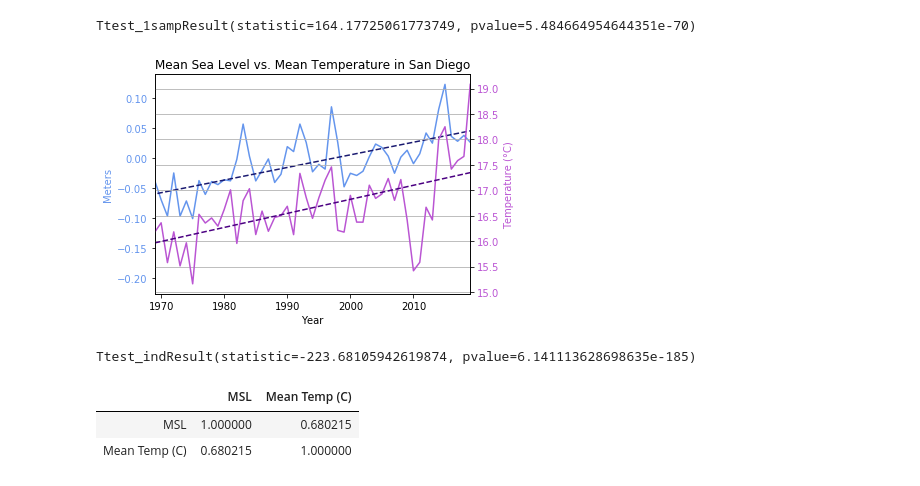
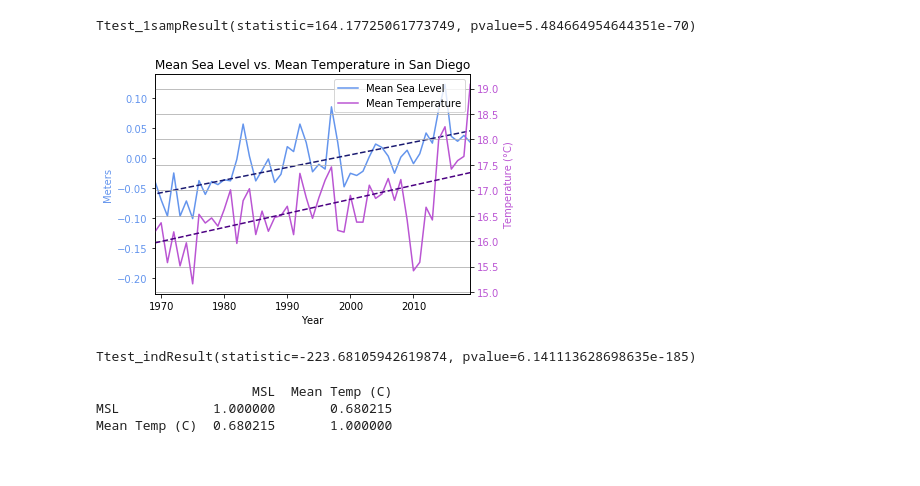
Before and after one commit to giantmagellan/sandiego-climate-analysis, a Jupyter notebook: Monica/SeaLevels.ipynb, the cells around one changed output. Cells and saved outputs as stored; diff of their text form; code cells hidden in the pictures.

```diff
--- a/Monica/SeaLevels.ipynb
+++ b/Monica/SeaLevels.ipynb
@@ -7,7 +7,7 @@ import os
 import csv
 # %%
 #The path to CSV file
-file = "/Users/monicachao/Desktop/DatascienceBootcamp/Project1/Climate-Project-Repo/lajollasealeveltrends.csv"
+file = "/Users/monicachao/Desktop/DatascienceBootcamp/Project1/Climate-Project-Repo/Monica/lajollasealeveltrends.csv"
 # Read data into pandas
 df = pd.read_csv(file)
 # %%
@@ -198,7 +192,7 @@ Ttest_1sampResult(statistic=-7.873743552721351, pvalue=5.870581125403443e-12)
 # %%
 #weather data merge
 
-weather = pd.read_csv('Yearly_temperature_data.csv')
+weather = pd.read_csv('/Users/monicachao/Desktop/DatascienceBootcamp/Project1/Climate-Project-Repo/Monica/Yearly_temperature_data.csv')
 
 
 x_axis_weather = weather["Year"]
@@ -226,31 +220,34 @@ Ttest_1sampResult(statistic=164.17725061773749, pvalue=5.484664954644351e-70)
 # %%
 #plotting the graphs together with the same x-axis (1969 - 2019)
 
 fig, ax1 = plt.subplots()
 plt.xlim((1969,2019))
 plt.title("Mean Sea Level vs. Mean Temperature in San Diego")
 
 ax1.set_xlabel('Year')
 ax1.set_ylabel('Meters', color="cornflowerblue")
-ax1.plot(x_axis, MSL, color="cornflowerblue")
+ax1.plot(x_axis, MSL, color="cornflowerblue", label = "Mean Sea Level")
 ax1.tick_params(axis='y', labelcolor="cornflowerblue")
-plt.plot(x_axis, intercept + slope*x_axis, '--', color = 'midnightblue', label='Linear Trend')
+plt.plot(x_axis, intercept + slope*x_axis, '--', color = 'midnightblue')
 
 ax2 = ax1.twinx()  # instantiate a second axes that shares the same x-axis
 
 ax2.set_ylabel('Temperature (°C)', color="mediumorchid")  # we already handled the x-label with ax1
-ax2.plot(x_axis_weather, mean_temp, color="mediumorchid")
+ax2.plot(x_axis_weather, mean_temp, color="mediumorchid", label = "Mean Temperature")
 ax2.tick_params(axis='y', labelcolor="mediumorchid")
-plt.plot(x_axis_weather, interceptw + slopew*x_axis_weather, '--', color = 'indigo', label='Linear Trend')
+plt.plot(x_axis_weather, interceptw + slopew*x_axis_weather, '--', color = 'indigo')
+
+lines = ax1.get_lines() + ax2.get_lines()
+plt.legend(lines, [line.get_label() for line in lines], loc='best')
 
 fig.tight_layout()  # otherwise the right y-label is slightly clipped
 plt.grid()
 
 
 plt.savefig("MSLvsTemp.png")
 plt.show()
 # %% [output]
-[figure, old version]
+[figure, new version]
 # %%
 #individual ttest for both MSL and mean temperature
 stats.ttest_ind(MSL, mean_temp)
@@ -262,13 +259,17 @@ merged = finalcsv.merge(weather)
 # %%
 #taking the columns to be compared
 correlation = merged[['MSL', 'Mean Temp (C)']]
-# %%
-#pearson correlation coefficient
-correlation.corr()
-# %% [output]
-|  | MSL | Mean Temp (C) |
-| MSL | 1.000000 | 0.680215 |
-| Mean Temp (C) | 0.680215 | 1.000000 |
+# %%
+#pearson correlation coefficient
+table = correlation.corr()
+print(table)
+table.to_csv("table.csv", encoding="utf-8", index=True)
+
+#saving the table as a csv
+# %% [output]
+                    MSL  Mean Temp (C)
+MSL            1.000000       0.680215
+Mean Temp (C)  0.680215       1.000000
 # %%
 #null - there is no relationship between sea level and temperature
 #alt - there is a relationship between sea level and temperature
```
Also changed, not shown: parts of 8 cells of this notebook, 8 other files.
